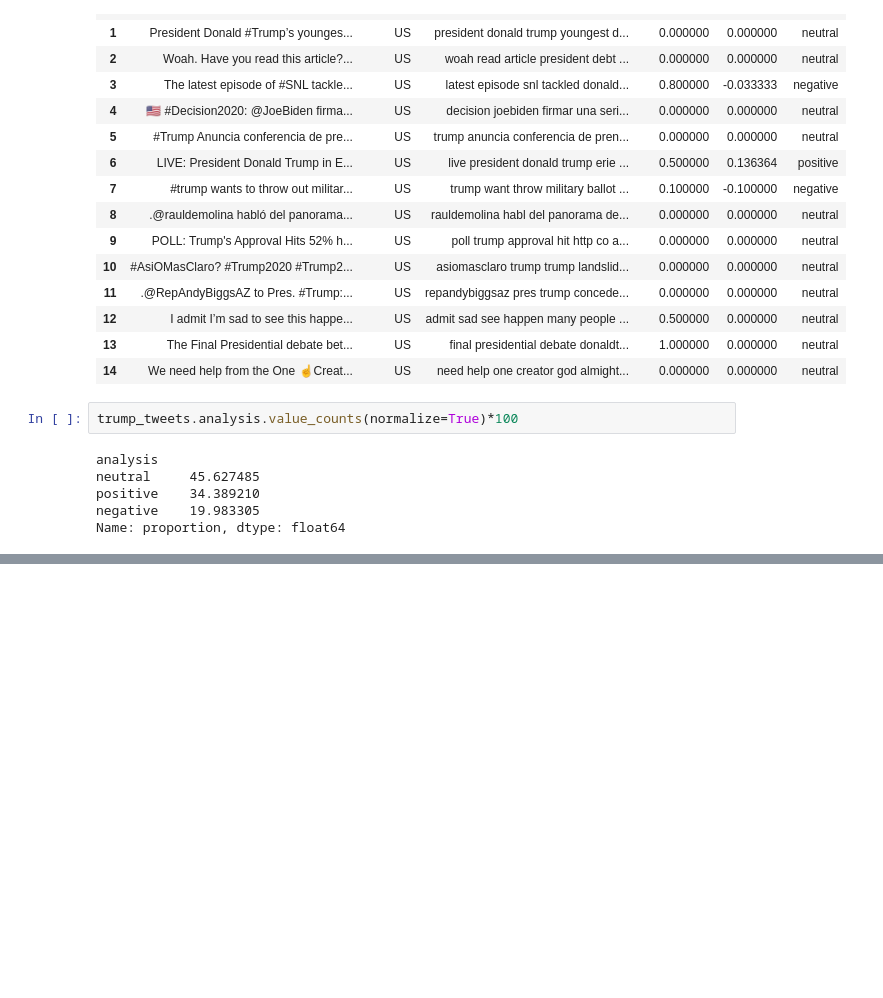
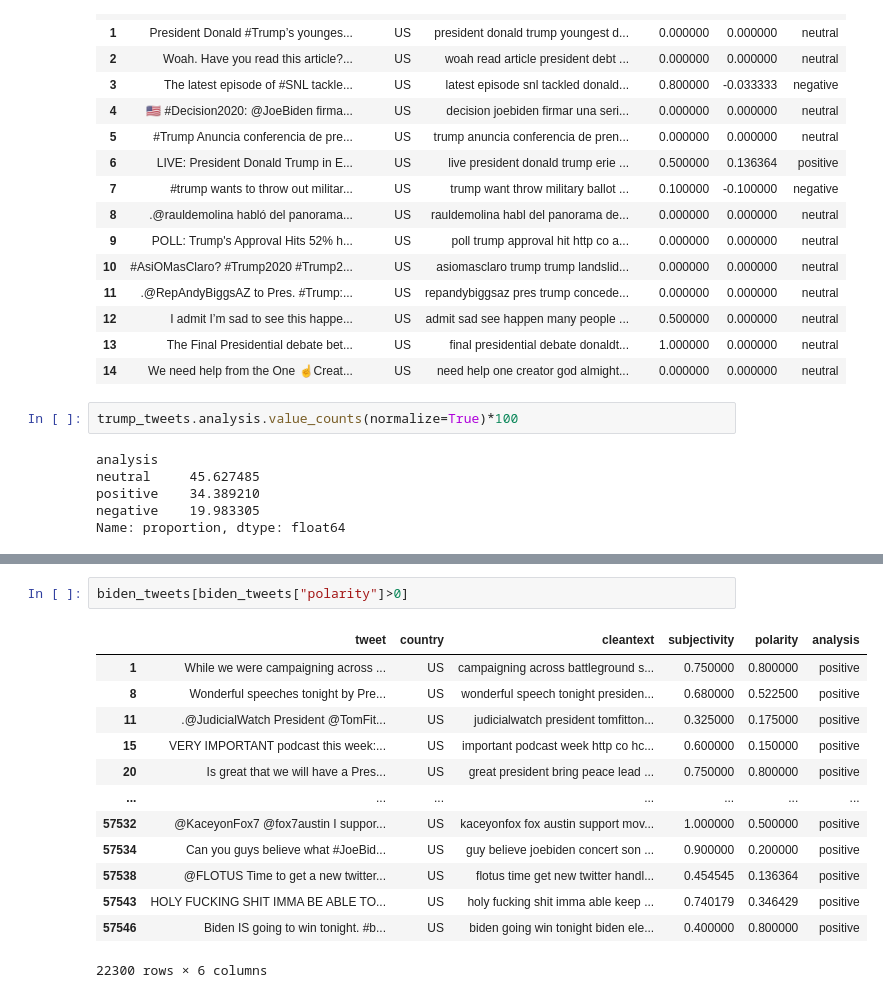
Before and after one commit to GhazaleZe/Political-Polarization-in-Comments, a Jupyter notebook: tweeter_data.ipynb, the cells around one changed output, grey strips where cells are left out. Saved outputs shown, nothing was run; the diff lists cells and outputs as text; blank space fills up the shorter version.

```diff
--- a/tweeter_data.ipynb
+++ b/tweeter_data.ipynb
@@ -257,0 +305,16 @@ Name: proportion, dtype: float64
+# %%
+biden_tweets[biden_tweets["polarity"]>0]
+# %% [output]
+|  | tweet | country | cleantext | subjectivity | polarity | analysis |
+| 1 | While we were campaigning across ... | US | campaigning across battleground s... | 0.750000 | 0.800000 | positive |
+| 8 | Wonderful speeches tonight by Pre... | US | wonderful speech tonight presiden... | 0.680000 | 0.522500 | positive |
+| 11 | .@JudicialWatch President @TomFit... | US | judicialwatch president tomfitton... | 0.325000 | 0.175000 | positive |
+| 15 | VERY IMPORTANT podcast this week:... | US | important podcast week http co hc... | 0.600000 | 0.150000 | positive |
+| 20 | Is great that we will have a Pres... | US | great president bring peace lead ... | 0.750000 | 0.800000 | positive |
+| ... | ... | ... | ... | ... | ... | ... |
+| 57532 | @KaceyonFox7 @fox7austin I suppor... | US | kaceyonfox fox austin support mov... | 1.000000 | 0.500000 | positive |
+| 57534 | Can you guys believe what #JoeBid... | US | guy believe joebiden concert son ... | 0.900000 | 0.200000 | positive |
+| 57538 | @FLOTUS Time to get a new twitter... | US | flotus time get new twitter handl... | 0.454545 | 0.136364 | positive |
+| 57543 | HOLY FUCKING SHIT IMMA BE ABLE TO... | US | holy fucking shit imma able keep ... | 0.740179 | 0.346429 | positive |
+| 57546 | Biden IS going to win tonight. #b... | US | biden going win tonight biden ele... | 0.400000 | 0.800000 | positive |
+22300 rows × 6 columns
```
Also changed, not shown: parts of 4 cells of this notebook.
